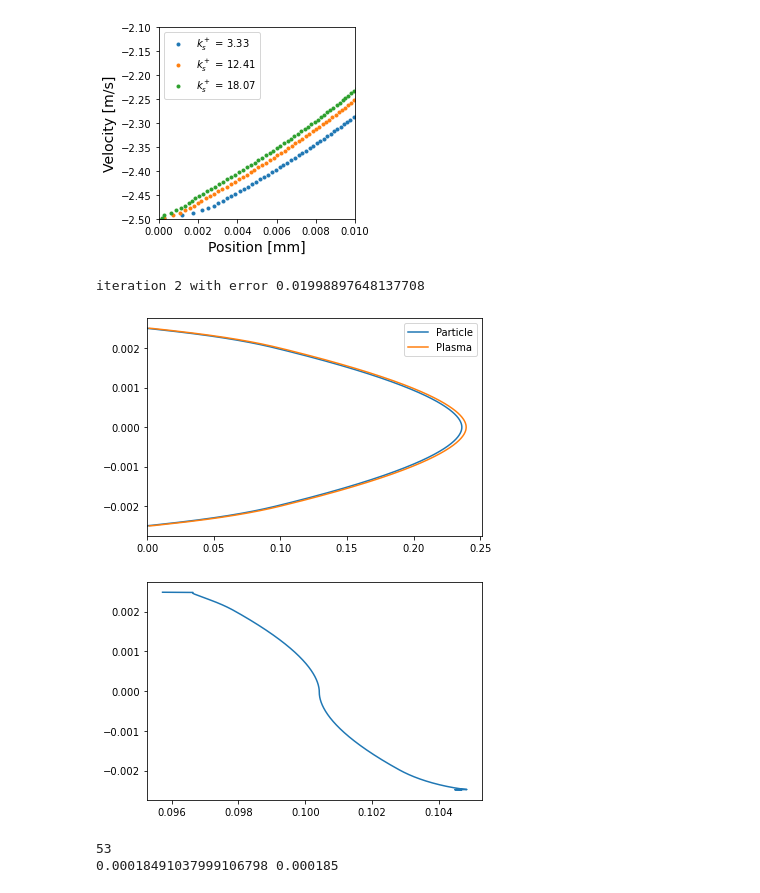
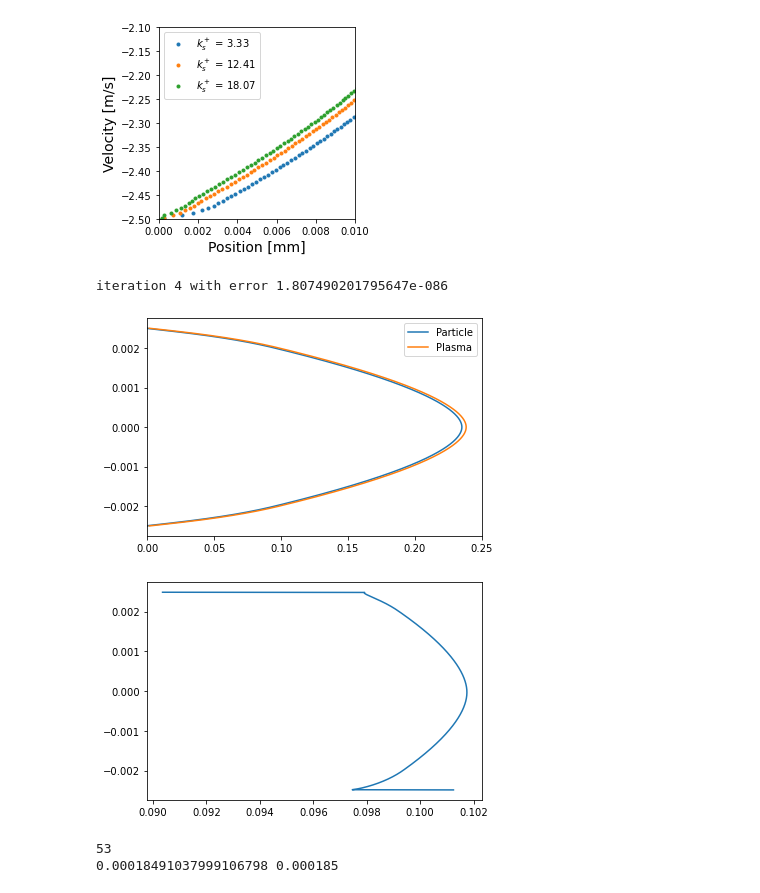
Before and after one commit to Toothpastefairy/comp_multphase_flow, a Jupyter notebook: make_plots.ipynb, the cells around one changed output. Saved outputs shown, nothing was run; the diff lists cells and outputs as text; code cells hidden in the pictures.

```diff
--- a/make_plots.ipynb
+++ b/make_plots.ipynb
@@ -20,6 +20,7 @@ rho_RBC = 1096 # kg/m3
 diameter_RBC = 8e-6 # m
 volume_fraction_RBC = 0.1
 
+Ny = 1000
 y_end = 5e-3 # m
 
 angle = 0#np.pi / 2
@@ -575,6 +576,11 @@ while error > epsilon:
 velocity_turbulent = velocity_new
 mu_turbulent = mu
 
+# Add particles to the system
+system = reloadsystem()
+system.add_particles(rho_RBC, diameter_RBC, volume_fraction_RBC)
+
+
 # calculate initial alpha of the particles
 alpha_particles = system.calc_alpha(velocity_turbulent, mu_turbulent)
 
@@ -589,36 +595,41 @@ epsilon = 1e-3
 while error > epsilon:
     velocity = velocity_new
 
     # Calculate new velocity
     velocity_new = system.simulate_with_particles(mu_turbulent, alpha_fluid)
 
     # Error difference in old and new velocity
     error = np.sum(np.abs((velocity_new - velocity) / velocity))
     alpha_particles = system.calc_alpha(velocity_turbulent, mu_turbulent)
 
     # Calculate volumetric plasma concentration
     alpha_fluid = 1 - alpha_particles
     i+=1
 
     if i > 200:
         print("Oh nyo, it's bwoken")
         break
 
 
 velocity_plasma = velocity_new
+# alpha_particles = np.linspace(0.05, 0.15, Ny+2) * 10
+# alpha_particles = np.ones(Ny+2) * 0.9
+velocity_plasma = system.simulate_with_particles(mu_turbulent, 1-alpha_particles)
+
 velocity_particle = system.solve_particle_velocity(alpha_particles, velocity_plasma, mu_turbulent)
 
 plt.plot(velocity_particle, system.y[1:-1],label="Particle")
 plt.plot(velocity_plasma[1:-1], system.y[1:-1], label="Plasma")
 plt.xlim(0)
 plt.legend()
 plt.show()
+# alpha_particles[alpha_particles != 0] = np.abs(alpha_particles[alpha_particles != 0] -0.1)
 plt.plot(alpha_particles[alpha_particles != 0], system.y[alpha_particles != 0])
 plt.show()
 # %% [output]
-iteration 2 with error 0.01998897648137708
+iteration 4 with error 1.807490201795647e-086
-[figure, old version]
+[figure, new version]
-[figure, old version]
+[figure, new version]
 # %%
 rho_plasma = 1003 #  kg/m3
 mu_plasma = 1e-3 # kg/ms
```
Also changed, not shown: parts of 3 cells of this notebook, 4 other files.
